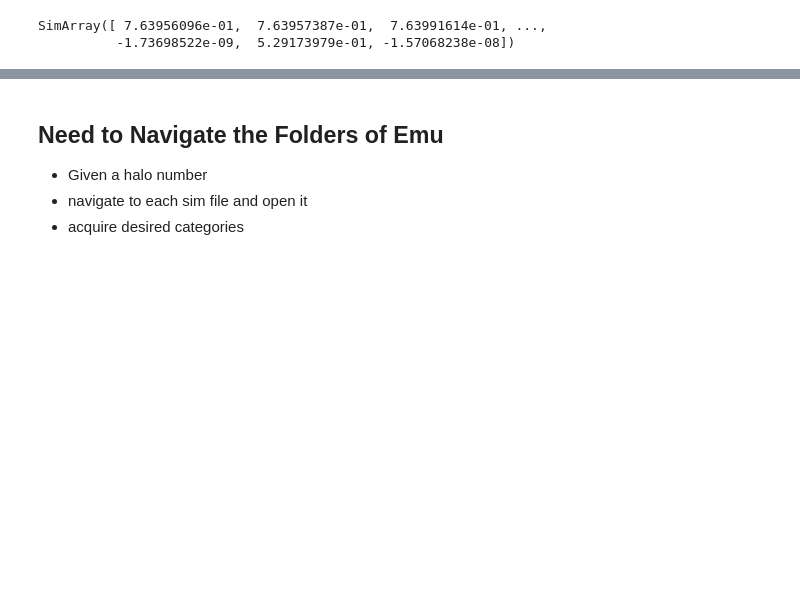
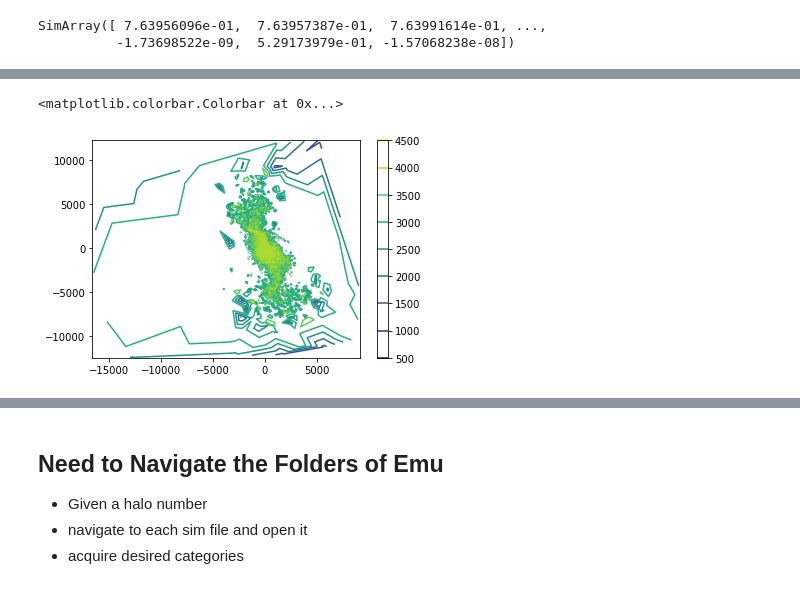
Before and after one commit to JosephWick/H1-merian, a Jupyter notebook: notebooks/BreathingQuantities.ipynb, the cells around one changed output, grey strips where cells are left out. Saved outputs shown, nothing was run; the diff lists cells and outputs as text; code cells hidden in the pictures; blank space fills up the shorter version.

```diff
--- a/notebooks/BreathingQuantities.ipynb
+++ b/notebooks/BreathingQuantities.ipynb
@@ -99,0 +130,13 @@ SimArray([ 7.63956096e-01,  7.63957387e-01,  7.63991614e-01, ...,
+# %%
+# contour gas mass
+x = sCDM.g['pos'][:,0]
+y = sCDM.g['pos'][:,1]
+z = sCDM.g['pos'][:,2]
+
+gmass = sCDM.g['mass']
+
+plt.tricontour(x,y,gmass)
+plt.colorbar()
+# %% [output]
+<matplotlib.colorbar.Colorbar at 0x...>
+[figure, added]
```
Also changed, not shown: parts of 6 cells of this notebook, 3 other files.
